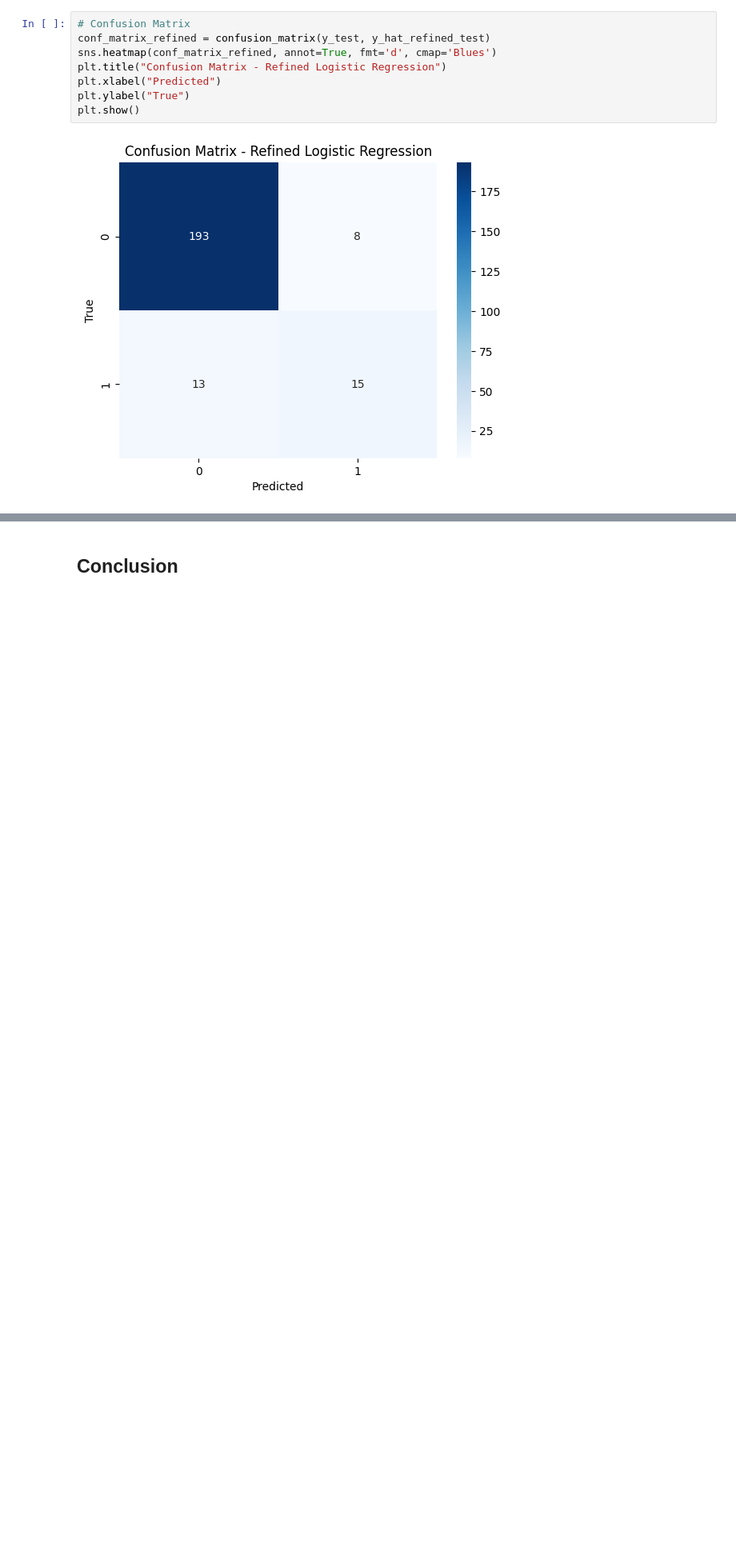
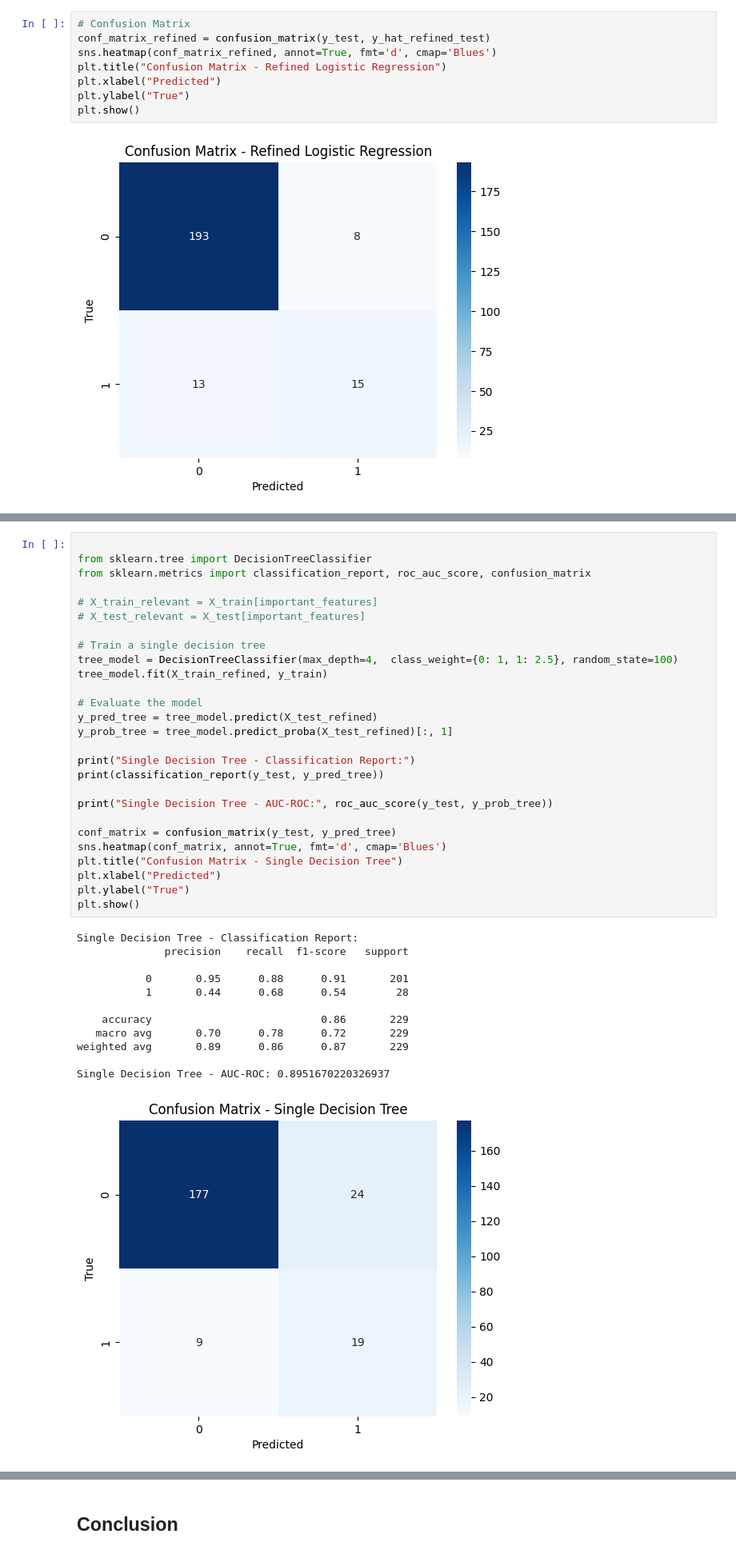
Before and after one commit to JinMizar/ds3001_final_project, a Jupyter notebook: Untitled7.ipynb, the cells around one changed output, grey strips where cells are left out. Shown at 80% size. Saved outputs shown, nothing was run; the diff lists cells and outputs as text; blank space fills up the shorter version.

Commit message:
Added Decision Tree Classifier

```diff
--- a/Untitled7.ipynb
+++ b/Untitled7.ipynb
@@ -333,0 +344,40 @@ plt.show()
+# %%
+
+from sklearn.tree import DecisionTreeClassifier
+from sklearn.metrics import classification_report, roc_auc_score, confusion_matrix
+
+# X_train_relevant = X_train[important_features]
+# X_test_relevant = X_test[important_features]
+
+# Train a single decision tree
+tree_model = DecisionTreeClassifier(max_depth=4,  class_weight={0: 1, 1: 2.5}, random_state=100)
+tree_model.fit(X_train_refined, y_train)
+
+# Evaluate the model
+y_pred_tree = tree_model.predict(X_test_refined)
+y_prob_tree = tree_model.predict_proba(X_test_refined)[:, 1]
+
+print("Single Decision Tree - Classification Report:")
+print(classification_report(y_test, y_pred_tree))
+
+print("Single Decision Tree - AUC-ROC:", roc_auc_score(y_test, y_prob_tree))
+
+conf_matrix = confusion_matrix(y_test, y_pred_tree)
+sns.heatmap(conf_matrix, annot=True, fmt='d', cmap='Blues')
+plt.title("Confusion Matrix - Single Decision Tree")
+plt.xlabel("Predicted")
+plt.ylabel("True")
+plt.show()
+# %% [output]
+Single Decision Tree - Classification Report:
+              precision    recall  f1-score   support
+
+           0       0.95      0.88      0.91       201
+           1       0.44      0.68      0.54        28
+
+    accuracy                           0.86       229
+   macro avg       0.70      0.78      0.72       229
+weighted avg       0.89      0.86      0.87       229
+
+Single Decision Tree - AUC-ROC: 0.8951670220326937
+[figure, added]
```
Also changed, not shown: parts of 5 cells of this notebook.
